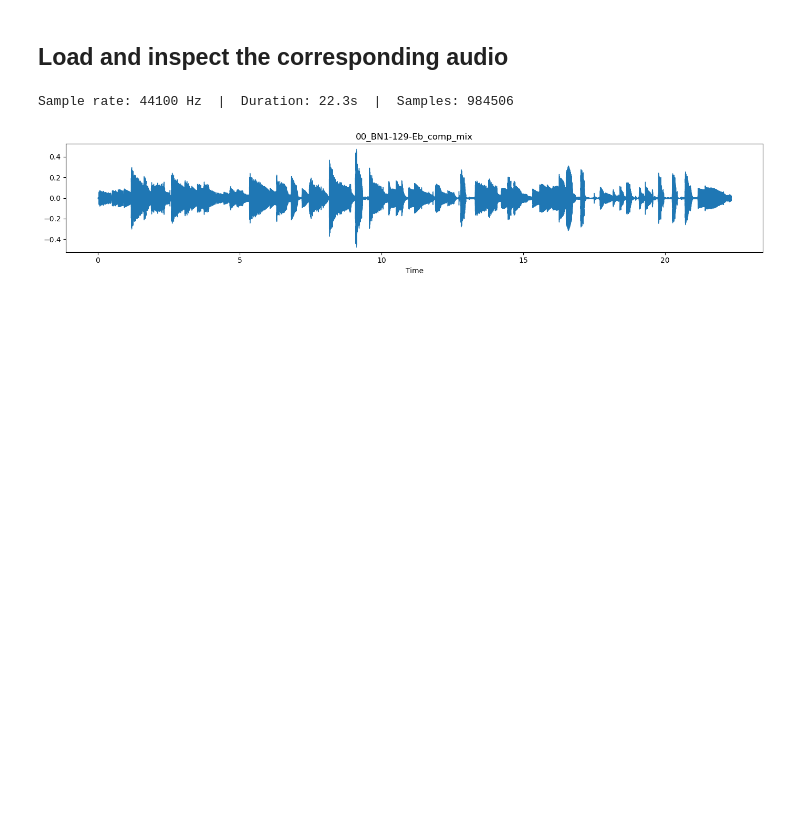
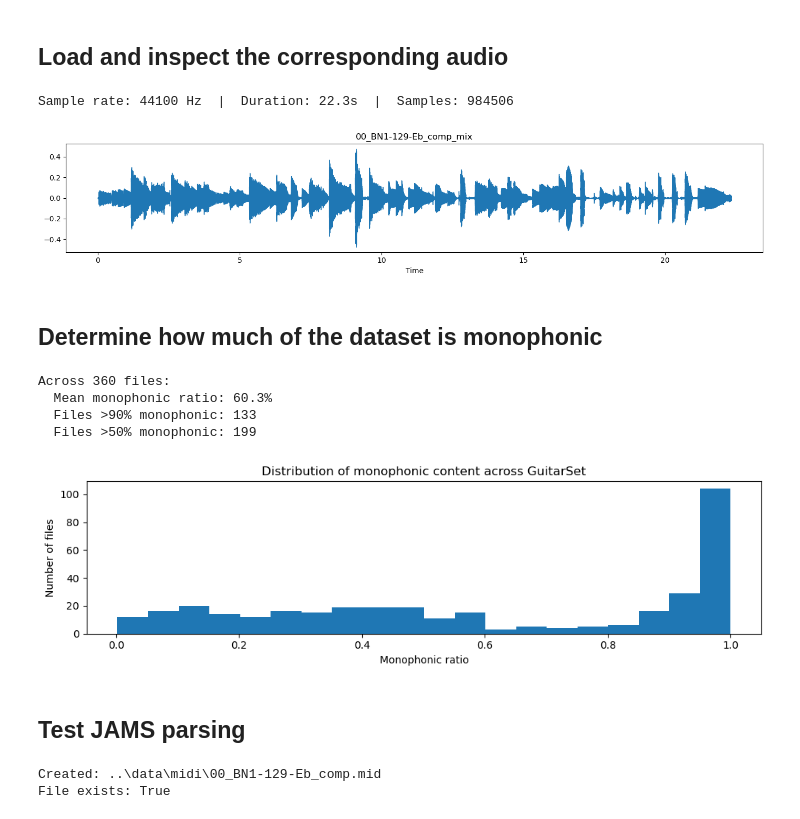
Before and after one commit to ruggbk/neural-audio-effects, a Jupyter notebook: notebooks/01_data_exploration.ipynb, the cells around one changed output. Saved outputs shown, nothing was run; the diff lists cells and outputs as text; code cells hidden in the pictures; blank space fills up the shorter version.

```diff
--- a/notebooks/01_data_exploration.ipynb
+++ b/notebooks/01_data_exploration.ipynb
@@ -105,3 +105,51 @@ plt.show()
 # %% [output]
 Sample rate: 44100 Hz  |  Duration: 22.3s  |  Samples: 984506
 [figure]
+# %% [markdown]
+## Determine how much of the dataset is monophonic
+# %%
+mono_ratios = []
+for f in annotation_files:
+    j = jams.load(str(f))
+    _, active = count_simultaneous_strings(j)
+    mono_ratios.append(np.mean(active <= 1))
+
+mono_ratios = np.array(mono_ratios)
+print(f'Across {len(annotation_files)} files:')
+print(f'  Mean monophonic ratio: {mono_ratios.mean():.1%}')
+print(f'  Files >90% monophonic: {(mono_ratios > 0.9).sum()}')
+print(f'  Files >50% monophonic: {(mono_ratios > 0.5).sum()}')
+
+plt.figure(figsize=(10, 3))
+plt.hist(mono_ratios, bins=20)
+plt.xlabel('Monophonic ratio')
+plt.ylabel('Number of files')
+plt.title('Distribution of monophonic content across GuitarSet')
+plt.tight_layout()
+plt.show()
+# %% [output]
+Across 360 files:
+  Mean monophonic ratio: 60.3%
+  Files >90% monophonic: 133
+  Files >50% monophonic: 199
+[figure, added]
+# %% [markdown]
+## Test JAMS parsing
+# %%
+import sys
+sys.path.append('../src')
+
+import importlib
+import parse_jams
+importlib.reload(parse_jams)
+from parse_jams import parse_jams_to_midi
+
+test_input = Path('../data/guitarset/annotation') / annotation_files[0].name
+test_output = Path('../data/midi') / (annotation_files[0].stem + '.mid')
+
+parse_jams_to_midi(test_input, test_output)
+print(f'Created: {test_output}')
+print(f'File exists: {test_output.exists()}')
+# %% [output]
+Created: ..\data\midi\00_BN1-129-Eb_comp.mid
+File exists: True
```
Also changed, not shown: parts of 1 cell of this notebook, 5 other files.
